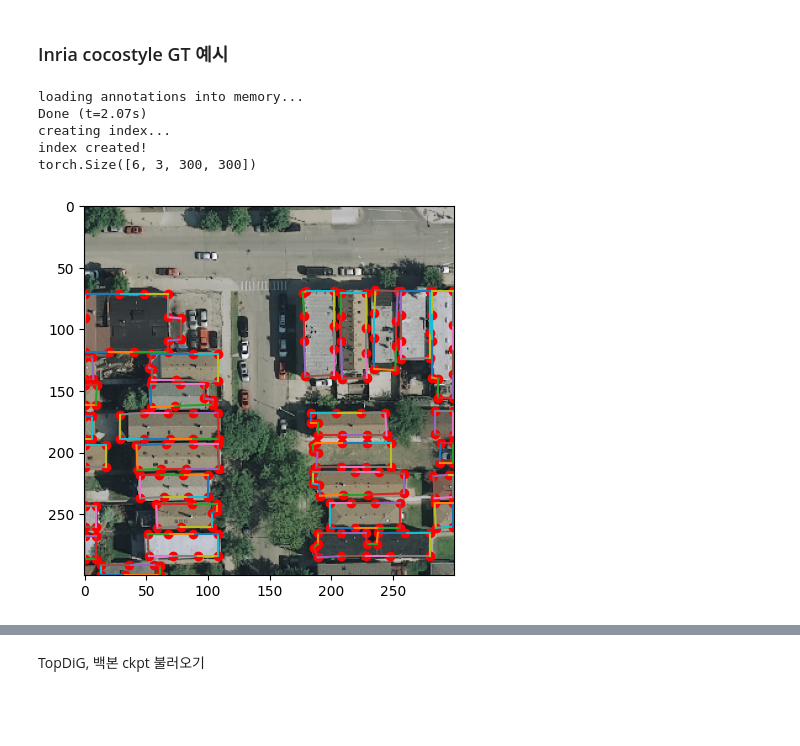
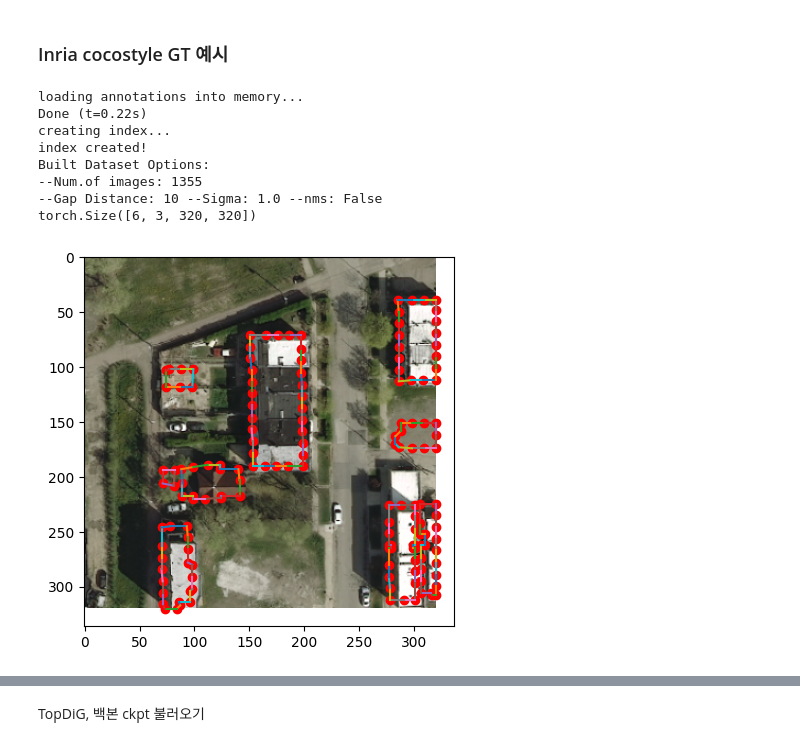
Before and after one commit to tmits37/relationformer, a Jupyter notebook: test_inference_TopDiG.ipynb, the cells around one changed output, grey strips where cells are left out. Drawn from its saved outputs; the diff is of its cells as text; code cells hidden in the pictures; blank space fills up the shorter version.

```diff
--- a/test_inference_TopDiG.ipynb
+++ b/test_inference_TopDiG.ipynb
@@ -221,37 +32,43 @@ def dict2obj(dict1):
 # %% [markdown]
 ### Inria cocostyle GT 예시
 # %%
-dataset = CrowdAI(images_directory='/nas/tsgil/dataset/Inria_building/cocostyle/images',
-                    annotations_path='/nas/tsgil/dataset/Inria_building/cocostyle/annotation.json')
-dataloader = torch.utils.data.DataLoader(dataset, batch_size=6, collate_fn=image_graph_collate_road_network_coco)
+dataset = CrowdAI(images_directory='/nas/tsgil/dataset/Inria_building/cocostyle_inria_test/images',
+                    annotations_path='/nas/tsgil/dataset/Inria_building/cocostyle_inria_test/annotation.json')
+sampler = torch.utils.data.SequentialSampler(dataset)
+dataloader = torch.utils.data.DataLoader(dataset, batch_size=6, sampler=sampler, collate_fn=image_graph_collate_road_network_coco)
 
 print(next(iter(dataloader))[0].shape) # image
 
 data = next(iter(dataloader))
 
-# 6개의 이미지 중 1번째 GT
-image = data[0][1].detach().cpu().numpy().transpose(1,2,0)
-heatmap =  data[1][1].detach().cpu().numpy()
-nodes = data[2][1].detach().cpu().numpy() * image.shape[0]
-edges = data[3][1].detach().cpu().numpy()
+# 6개의 이미지 중 i번째 GT
+idx_of_batch = 3
+
+image = data[0][idx_of_batch].detach().cpu().numpy().transpose(1,2,0)
+heatmap =  data[1][idx_of_batch].detach().cpu().numpy()
+nodes = data[2][idx_of_batch].detach().cpu().numpy() * image.shape[0]
+edges = data[3][idx_of_batch].detach().cpu().numpy()
 
 nodes = nodes.astype('int64')
 
 # Visualize
 plt.imshow(min_max_normalize(image, 0))
 plt.scatter(nodes[:,1], nodes[:,0], color='r')
 
 for e in edges:
     connect = np.stack([nodes[e[0]], nodes[e[1]]], axis=0)
     plt.plot(connect[:,1], connect[:,0])
 plt.show()
 # %% [output]
 loading annotations into memory...
-Done (t=2.07s)
+Done (t=0.22s)
 creating index...
 index created!
-torch.Size([6, 3, 300, 300])
+Built Dataset Options:
+--Num.of images: 1355
+--Gap Distance: 10 --Sigma: 1.0 --nms: False
+torch.Size([6, 3, 320, 320])
-[figure, old version]
+[figure, new version]
 # %%
 import cv2
 import numpy as np
```
Also changed, not shown: parts of 27 cells of this notebook, 6 other files.
